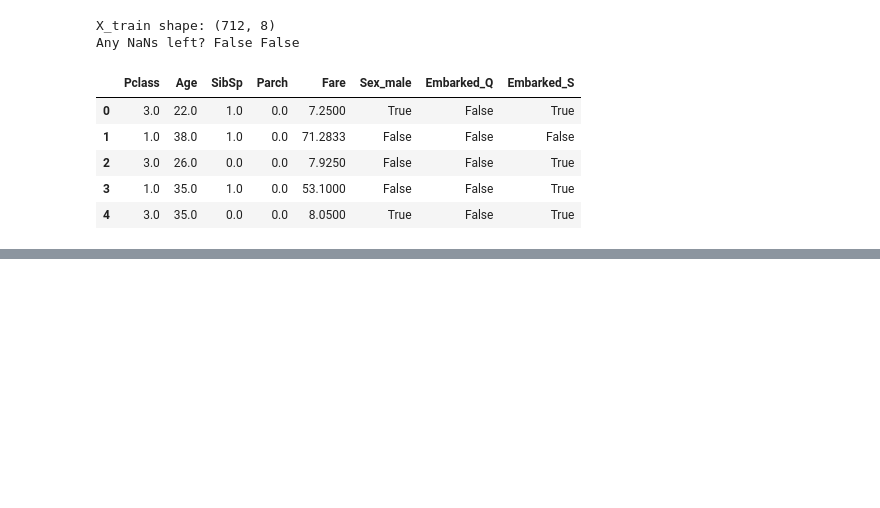
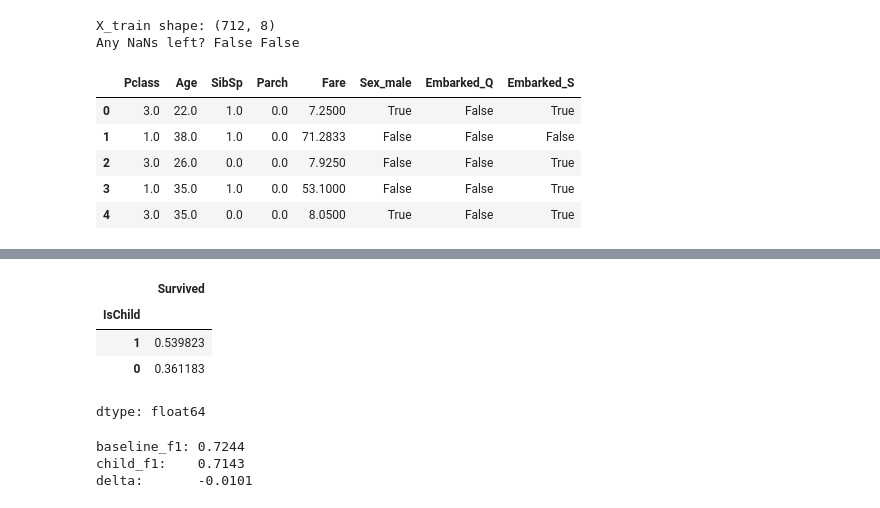
Before and after one commit to womeramichay/elta_home_assignment, a Jupyter notebook: notebooks/eda.ipynb, the cells around one changed output, grey strips where cells are left out. Saved outputs shown, nothing was run; the diff lists cells and outputs as text; code cells hidden in the pictures; blank space fills up the shorter version.

```diff
--- a/notebooks/eda.ipynb
+++ b/notebooks/eda.ipynb
@@ -230,0 +293,8 @@ baseline_f1: 0.7287
+# %%
+def survival_rate(col):
+    return df.groupby(col)["Survived"].mean().sort_values(ascending=False)
+
+# Inspect categorical signals
+print("Sex:\n", survival_rate("Sex"), "\n")
+print("Pclass:\n", survival_rate("Pclass"), "\n")
+print("Embarked:\n", survival_rate("Embarked"), "\n")
@@ -230,0 +321,23 @@ baseline_f1: 0.7287
+# %%
+df["IsChild"] = (df["Age"] < 18).astype(int)
+
+survival_rate("IsChild")
+# %% [output]
+|  | Survived |
+| IsChild |  |
+| 1 | 0.539823 |
+| 0 | 0.361183 |
+dtype: float64
+# %%
+X_child = X_encoded.copy()
+X_child["IsChild"] = df["IsChild"].fillna(0)
+
+child_f1 = eval_logreg_f1(X_child, y)
+
+print(f"baseline_f1: {baseline_f1:.4f}")
+print(f"child_f1:    {child_f1:.4f}")
+print(f"delta:       {child_f1 - baseline_f1:.4f}")
+# %% [output]
+baseline_f1: 0.7244
+child_f1:    0.7143
+delta:       -0.0101
```
Also changed, not shown: parts of 13 cells of this notebook.
